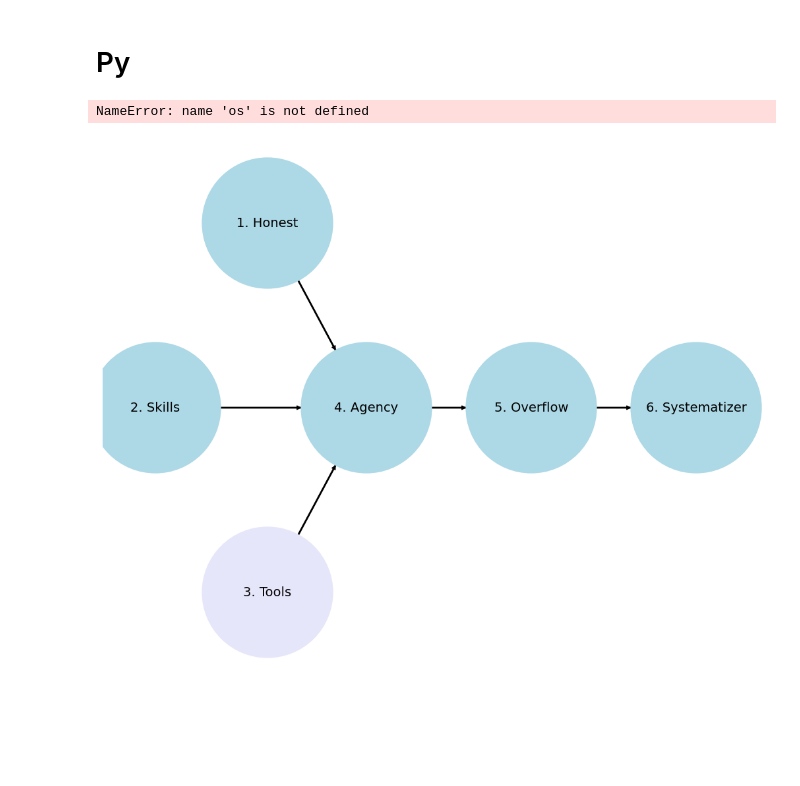
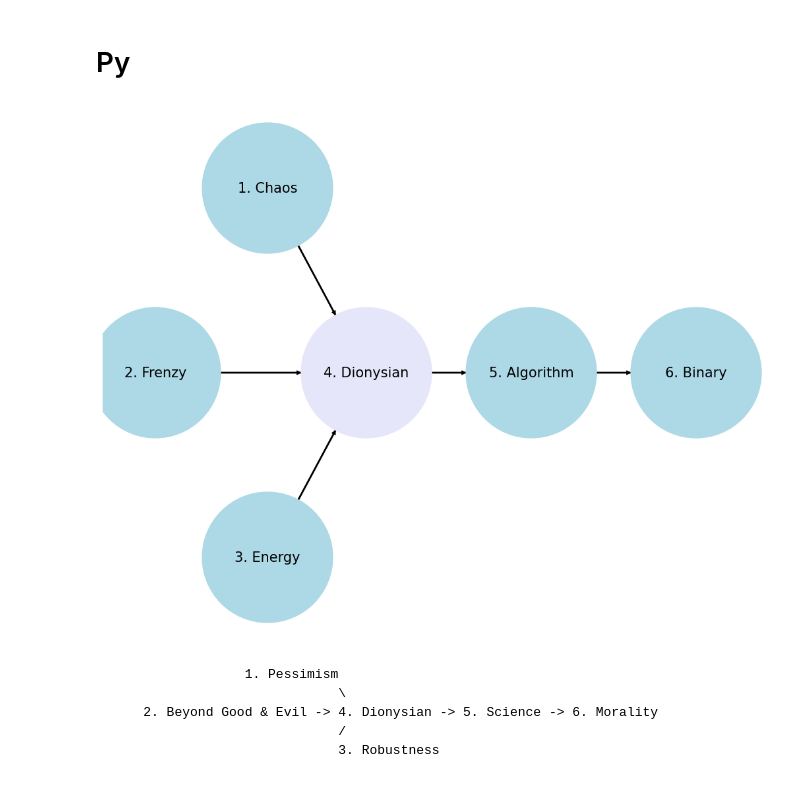
Before and after one commit to abikesa/workflow, a Jupyter notebook: _build/jupyter_execute/py.ipynb, the cells around one changed output. Saved outputs shown, nothing was run; the diff lists cells and outputs as text; code cells hidden in the pictures; blank space fills up the shorter version.

```diff
--- a/_build/jupyter_execute/py.ipynb
+++ b/_build/jupyter_execute/py.ipynb
@@ -1,8 +1,10 @@
 # %% [markdown]
 # Py
 # %%
+import os  # Add this import statement
 import networkx as nx
 import matplotlib.pyplot as plt
+import warnings
 
 G = nx.DiGraph()
 G.add_node("1. Root", pos=(-2500, 700))
@@ -11,44 +13,49 @@ G.add_node("3. Diatonic", pos=(-2500, -700))
 G.add_node("4. Chromatic", pos=(-1000, 0))
 G.add_node("5. Temperament", pos=(1500, 0))
 G.add_node("6. Expression", pos=(4000, 0))
 
 G.add_edges_from([("1. Root", "4. Chromatic")])
 G.add_edges_from([("2. Pentatonic", "4. Chromatic")])
 G.add_edges_from([("3. Diatonic", "4. Chromatic")])
 G.add_edges_from([("4. Chromatic", "5. Temperament")])
 G.add_edges_from([("5. Temperament", "6. Expression")])
 
 pos = nx.get_node_attributes(G, 'pos')
-labels = {"4. Chromatic": "4. Agency",
-          "1. Root": "1. Honest",
-          "2. Pentatonic": "2. Skills",
-          "3. Diatonic": "3. Tools",
-          "5. Temperament": "5. Overflow",
-          "6. Expression": "6. Systematizer"}  # Added label for "NDI" node in the labels dictionary
+labels = {"4. Chromatic": "4. Dionysian",
+          "1. Root": "1. Chaos",
+          "2. Pentatonic": "2. Frenzy",
+          "3. Diatonic": "3. Energy",
+          "5. Temperament": "5. Algorithm",
+          "6. Expression": "6. Binary"}
 
 # Update color for the "Scenarios" node
-node_colors = ["lightblue","lightblue", "lavender", "lightblue", "lightblue", "lightblue"]
-# node_colors = ["lightblue","lavender", "lavender", "lightgreen", "lightpink", "lightpink"]
+node_colors = ["lightblue", "lightblue",  "lightblue", "lavender",  "lightblue", "lightblue"]
+
 # Suppress the deprecation warning
-import warnings
 warnings.filterwarnings("ignore", category=DeprecationWarning)
 
 plt.figure(figsize=(10, 8))
 nx.draw(G, pos, with_labels=False, node_size=20000, node_color=node_colors, linewidths=2, edge_color='black', style='solid')
-nx.draw_networkx_labels(G, pos, labels, font_size=14) # , font_weight='bold'
+nx.draw_networkx_labels(G, pos, labels, font_size=15)
 nx.draw_networkx_edges(G, pos, edge_color='black', style='solid', width=2)
 plt.xlim(-5000, 5000)
 plt.ylim(-1000, 1000)
 plt.axis("off")
+
 # Specify the directory where the file should be saved
-output_dir = os.path.expanduser("~/documents/athena/")  # Expand the user directory
+output_dir = os.path.expanduser("~/documents/liveserver/new")  # Expand the user directory
 
 if not os.path.exists(output_dir):
     os.makedirs(output_dir)
 
 # Save the plot as a PNG file in the specified directory
-plt.savefig(os.path.join(output_dir, "python.png"))
+plt.savefig(os.path.join(output_dir, "self-criticism.png"))
 plt.show()
 # %% [output]
-NameError: name 'os' is not defined
-[figure, old version]
+[figure, new version]
+# %% [markdown]
+                     1. Pessimism
+                                 \
+        2. Beyond Good & Evil -> 4. Dionysian -> 5. Science -> 6. Morality
+                                 /
+                                 3. Robustness
```
Also changed, not shown: 46 other files.
